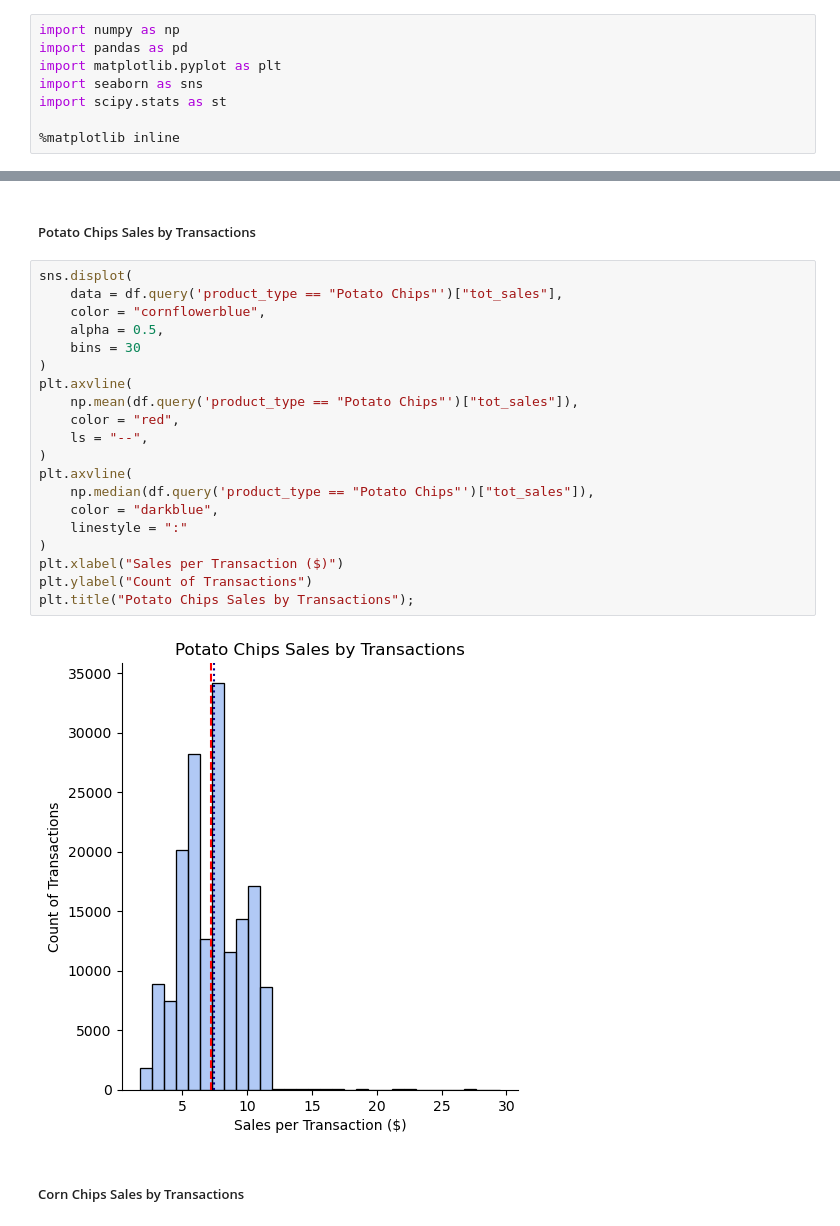
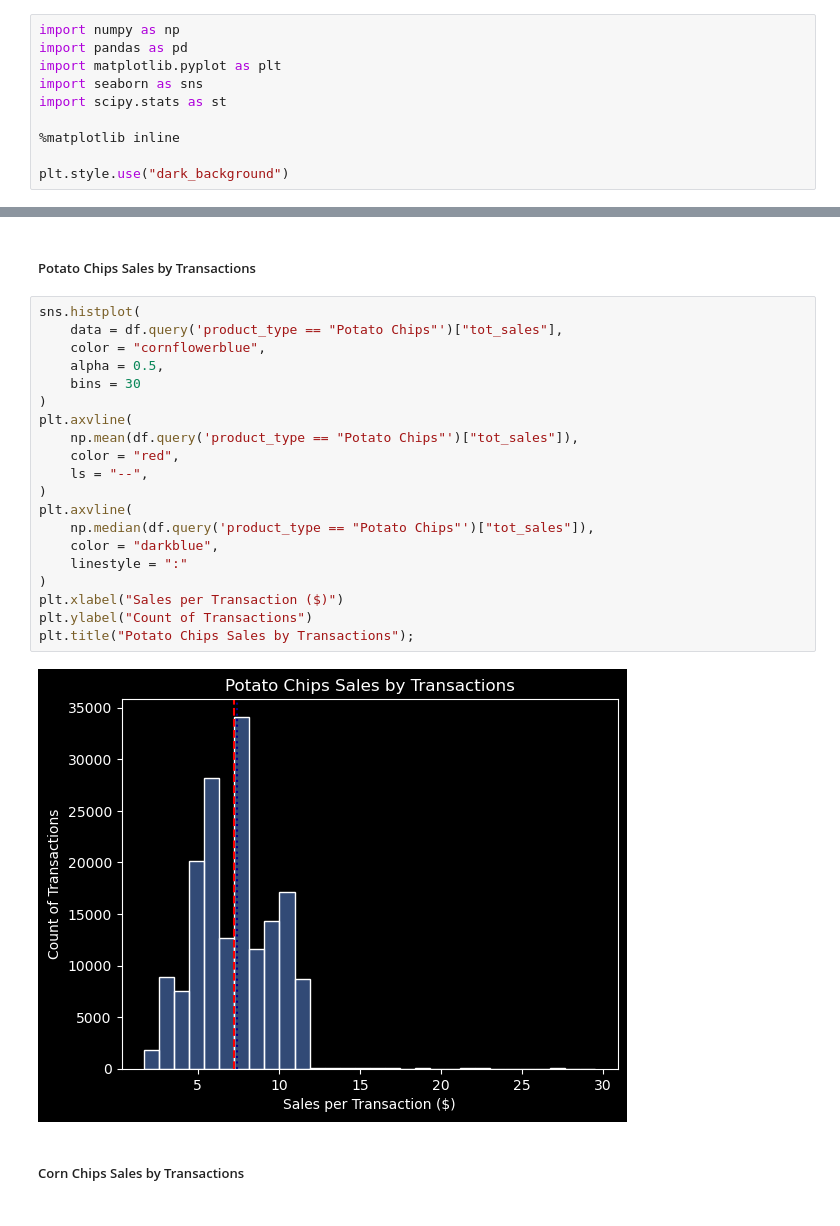
Before and after one commit to frantzalexander/Internship-Quantium, a Jupyter notebook: Exploratory Analysis.ipynb, the cells around one changed output, grey strips where cells are left out. Cells and saved outputs as stored; diff of their text form.

```diff
--- a/Exploratory Analysis.ipynb
+++ b/Exploratory Analysis.ipynb
@@ -25,6 +25,8 @@ import seaborn as sns
 import scipy.stats as st
 
 %matplotlib inline
+
+plt.style.use("dark_background")
 # %% [markdown]
 ## <en><center>Data Preparation</center></en>
 # %% [markdown]
@@ -898,27 +1175,27 @@ plt.title("Product Type by Transactions");
 # %% [markdown]
 ##### Potato Chips Sales by Transactions
 # %%
-sns.displot(
+sns.histplot(
     data = df.query('product_type == "Potato Chips"')["tot_sales"],
     color = "cornflowerblue",
     alpha = 0.5,
     bins = 30
 )
 plt.axvline(
     np.mean(df.query('product_type == "Potato Chips"')["tot_sales"]),
     color = "red",
     ls = "--",
 )
 plt.axvline(
     np.median(df.query('product_type == "Potato Chips"')["tot_sales"]),
     color = "darkblue",
     linestyle = ":"
 )
 plt.xlabel("Sales per Transaction ($)")
 plt.ylabel("Count of Transactions")
 plt.title("Potato Chips Sales by Transactions");
 # %% [output]
-[figure, old version]
+[figure, new version]
 # %% [markdown]
 ##### Corn Chips Sales by Transactions
 # %%
```
Also changed, not shown: parts of 41 cells of this notebook.
